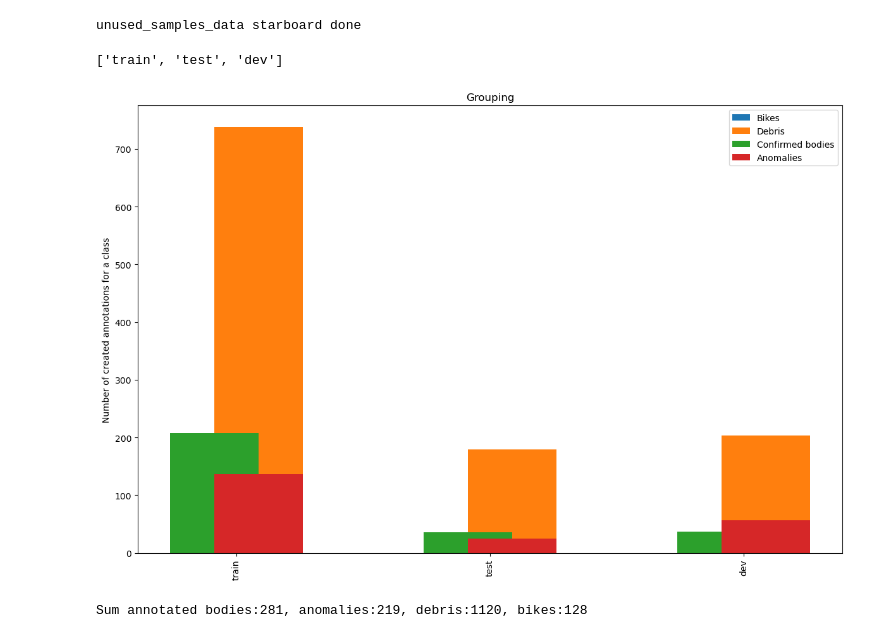
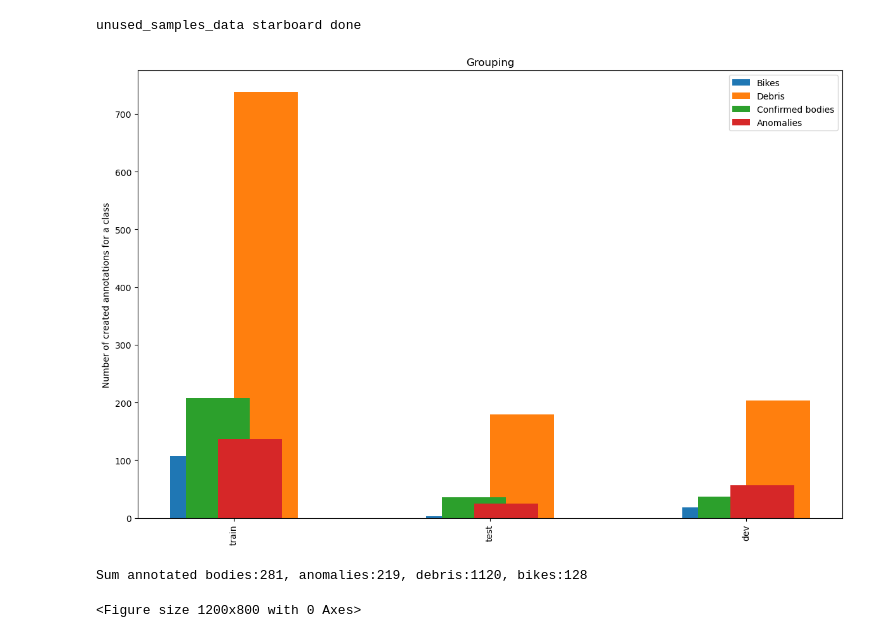
Before and after one commit to Zanz2/Msc_Obj_Det, a Jupyter notebook: parse_and_preprocess_jsf.ipynb, the cells around one changed output. Cells and saved outputs as stored; diff of their text form; code cells hidden in the pictures.

```diff
--- a/parse_and_preprocess_jsf.ipynb
+++ b/parse_and_preprocess_jsf.ipynb
@@ -702,21 +667,20 @@ info_dict = get_class_stats(csv_proj_file)
-# %%
-# go over all the confirmed bodies
-vott_csv = pd.read_csv(csv_proj_file)
-prefix = "C:/Users/Moji podatki/Desktop/github/Msc_Obj_Det/data/vott/run3_big/output/vott-csv-export/"
-
-you_want_to_do_this = False
-if you_want_to_do_this:
-    for index,something in vott_csv.iterrows():
-        real_name = something["image"]#unquote(something["image"])
-        if not something["label"] == "confirmed_body": continue
-        path = prefix+real_name
-        im = Image.open(path)
-        # This method will show image in any image viewer
-        print(unquote(something["image"]))
-        print("{},{}".format(something["xmin"],something["ymin"]))
-        im.show()
-        #bla_bla = input("Press enter to continue")
 # %%
+info_dict = get_class_stats(csv_proj_file)
+vott_csv = pd.read_csv(csv_proj_file)
+
+you_want_to_go_over_confirmed_bodies_in_specified_folder = False
+folder_with_imgs = "C:/Users/zanza/Desktop/MSC_work/Msc_Obj_Det/data/vott/run3_big/output/vott-csv-export/only_imgs_with_bodies/"
+if you_want_to_go_over_confirmed_bodies_in_specified_folder: # go over all the confirmed bodies in above folder (opens them in default image viewer of your machine)
+    for index,something in vott_csv.iterrows():
+        real_name = something["image"]
+        if not something["label"] == "confirmed_body": continue
+        path = folder_with_imgs+real_name
+        im = Image.open(path)
+        # This method will show image in any image viewer
+        print(unquote(something["image"]))
+        print("{},{}".format(something["xmin"],something["ymin"]))
+        im.show()
+        wait_txt = input("Press enter to continue")
 
 plt.rcParams['figure.figsize'] = [12, 8]
 plt.rcParams['figure.dpi'] = 100
@@ -725,7 +689,7 @@ c_debris = 0
 c_cnf_body = 0
 c_anomaly = 0
 
-train_set = [
+train_set = [ # TODO these dont include the newly added data (2nd batch with 4-5 runs)
     '03-01-2020 Hoogezand, winschoterdiep',
     '09-06-2020 Velden',
     '16-08-20 Reuver',
@@ -767,45 +731,37 @@ for key, value in info_dict.items():
     if key in dev_set:
         sample_index = 2
 
     bikes[sample_index] += value["bike"]
     debris[sample_index] += value["debris"]
     confirmed_body[sample_index] += value["confirmed_body"]
     anomaly[sample_index] += value["anomaly"]
 
-
     c_bikes += value["bike"]
     c_debris += value["debris"]
     c_cnf_body += value["confirmed_body"]
     c_anomaly += value["anomaly"]
 
-
-print(labels)
 x = np.arange(len(labels))  # the label locations
-width = 0.35  # the width of the bars
+width = 0.25  # the width of the bars
 
 fig, ax = plt.subplots()
-rects1 = ax.bar(x - width/4, bikes, width, label='Bikes')
-rects2 = ax.bar(x + width/4, debris, width, label='Debris')
+rects1 = ax.bar(x - width/2, bikes, width, label='Bikes')
+rects2 = ax.bar(x + width/2, debris, width, label='Debris')
 rects3 = ax.bar(x - width/4, confirmed_body, width, label='Confirmed bodies')
 rects4 = ax.bar(x + width/4, anomaly, width, label='Anomalies')
 
 # Add some text for labels, title and custom x-axis tick labels, etc.
 ax.set_ylabel('Number of created annotations for a class')
 ax.set_title('Grouping')
 ax.set_xticks(x) # values
 ax.set_xticklabels(labels) # labels
 plt.xticks(rotation=90)
 ax.legend()
-
-#ax.bar_label(rects1, padding=3)
-#ax.bar_label(rects2, padding=3)
-
 fig.tight_layout()
-
 plt.show()
-
+plt.savefig('DatasetDistributions.png', bbox_inches='tight')
 print("Sum annotated bodies:{}, anomalies:{}, debris:{}, bikes:{}".format(c_cnf_body,c_anomaly,c_debris,c_bikes))
 # %% [output]
+[figure, new version]
-['train', 'test', 'dev']
+Sum annotated bodies:281, anomalies:219, debris:1120, bikes:128
-[figure, old version]
-Sum annotated bodies:281, anomalies:219, debris:1120, bikes:128
+<Figure size 1200x800 with 0 Axes>
```
Also changed, not shown: parts of 6 cells of this notebook, 3 other files.
